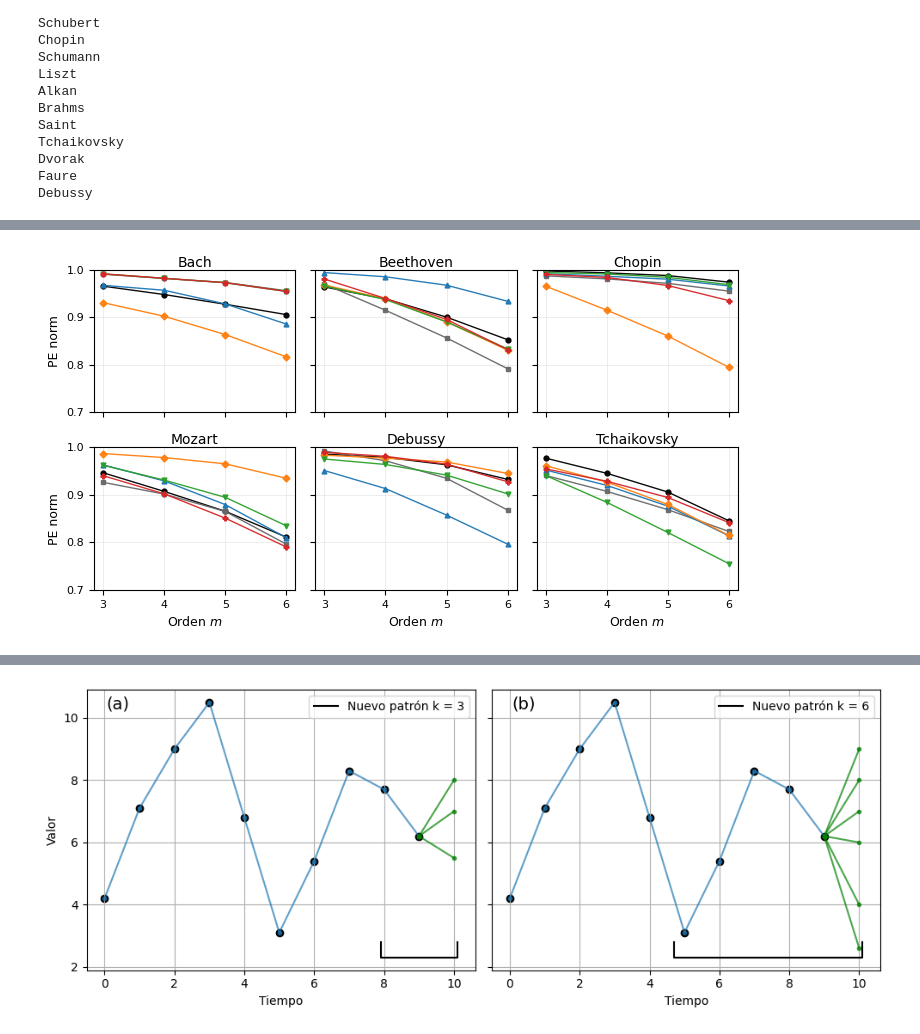
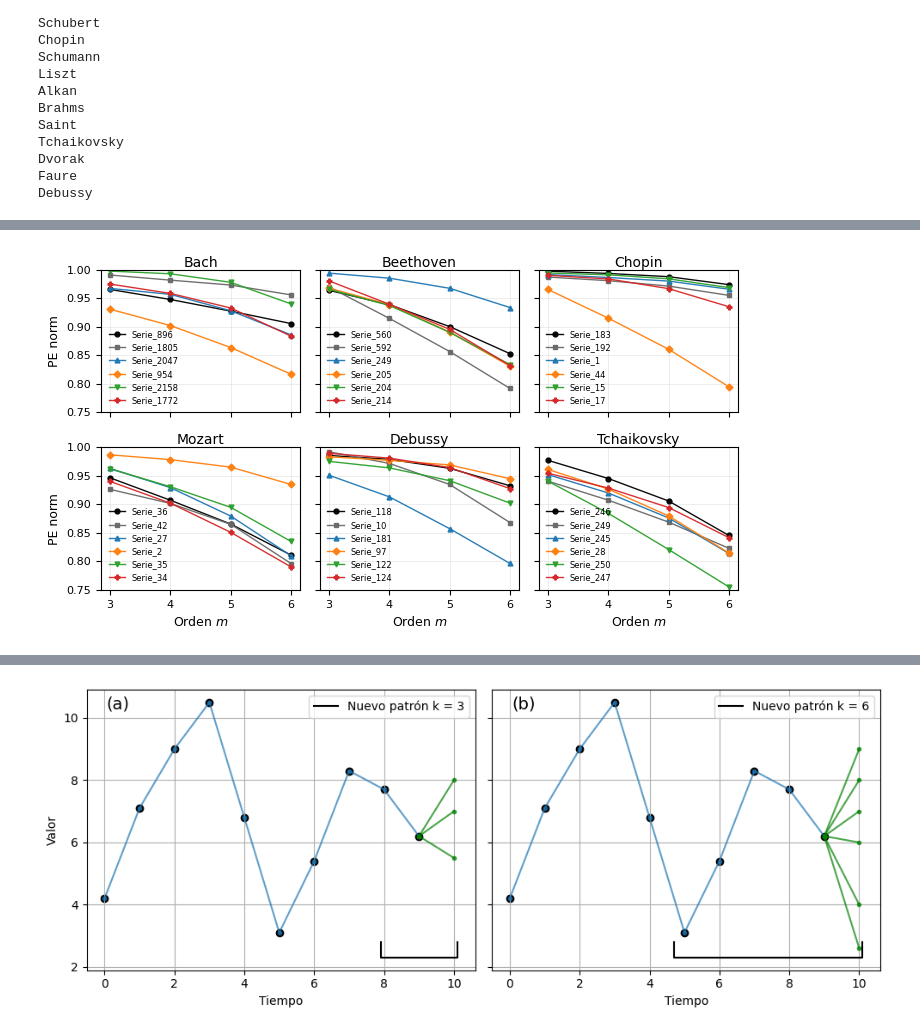
Before and after one commit to EduardoGarcia528/Tesis, a Jupyter notebook: musica-tesis/Limpiar_piezas.ipynb, the cells around one changed output, grey strips where cells are left out. Drawn from its saved outputs; the diff is of its cells as text; code cells hidden in the pictures.

```diff
--- a/musica-tesis/Limpiar_piezas.ipynb
+++ b/musica-tesis/Limpiar_piezas.ipynb
@@ -364,8 +360,8 @@ from matplotlib.lines import Line2D
 num_compositores = 19
 PEs = []
 PEs_null = []
-carpeta = r'new_data\PEs_absdiff'
-carpeta_null = r'new_data\PEs_null_absdiff'
+carpeta = r'new_data\PEs'
+carpeta_null = r'new_data\PEs_null'
 for archivo,archivo_null in zip(os.listdir(carpeta), os.listdir(carpeta_null)):
     if "PEs" in archivo:
         ruta_completa = os.path.join(carpeta, archivo)
@@ -732,10 +741,11 @@ print(len(np.concatenate(xi_index)), len(np.concatenate(PEs)  ))
 import numpy as np
 import matplotlib.pyplot as plt
 from funciones import remove_consecutive_duplicates, permutation_entropy
+from DFA_direct import run_dfa_from_file
 
 # --- Configuración ---
 compositores = ['Bach','Beethoven', 'Chopin', 'Mozart','Debussy','Tchaikovsky']
-series_Bach        = ['Serie_896','Serie_1805','Serie_2047','Serie_954','Serie_1806','Serie_1807']
+series_Bach        = ['Serie_896','Serie_1805','Serie_2047','Serie_954','Serie_2158','Serie_1772']
 series_Beethoven   = ['Serie_560','Serie_592','Serie_249','Serie_205','Serie_204','Serie_214']
 series_Chopin      = ['Serie_183','Serie_192','Serie_1','Serie_44','Serie_15','Serie_17']
 series_Mozart      = ['Serie_36','Serie_42','Serie_27','Serie_2','Serie_35','Serie_34']
@@ -768,37 +778,38 @@ for i, (composer, subjects) in enumerate(zip(compositores, series_grandes)):
         for m in m_vals:
             pe = permutation_entropy(np.asarray(arr), m=m, tau=tau)
             pes.append(pe)
-
+        slopes = np.diff(pes)
         h = ax.plot(m_vals, pes,
                     marker=markers[k], markersize=3.5,
-                    linewidth=1.0, color=palette[k], alpha=0.95)[0]
+                    linewidth=1.0, color=palette[k], alpha=0.95, label = pieza)[0]
         if i == 0:  # solo recolectar una vez para leyenda global
             handles.append(h)
             labels.append(f'{k+1}: N={len(arr)}')
 
     ax.set_title(composer, fontsize=10, pad=2)
     ax.grid(True, linewidth=0.4, alpha=0.4)
+    ax.legend(fontsize=6, frameon=False, loc='lower left')
 
 # Etiquetas compactas y límites
 for ax in axs:
     ax.tick_params(labelsize=8)
 axs[3].set_xlabel(r'Orden $m$', fontsize=9)  # columna inferior izquierda
 axs[4].set_xlabel(r'Orden $m$', fontsize=9)
 axs[5].set_xlabel(r'Orden $m$', fontsize=9)
 axs[0].set_ylabel(r'PE norm', fontsize=9)
 axs[3].set_ylabel(r'PE norm', fontsize=9)
 for ax in axs:
     ax.set_xticks(m_vals)
-    ax.set_ylim(0.7, 1.0)
+    ax.set_ylim(0.75, 1.0)
 
 # Leyenda global y layout compacto
 # fig.legend(handles, labels, ncol=3, fontsize=7, frameon=False,
         #    loc='lower center', bbox_to_anchor=(0.5, -0.02))
 plt.tight_layout(rect=(0, 0.04, 1, 1))
 
 # Guardar versión lista para LaTeX (opcional):
 # plt.savefig("fig_PE_vs_m_compositores.pdf", dpi=600, bbox_inches='tight')
 
 plt.show()
 # %% [output]
-[figure, old version]
+[figure, new version]
```
Also changed, not shown: parts of 17 cells of this notebook, 19 other files.
